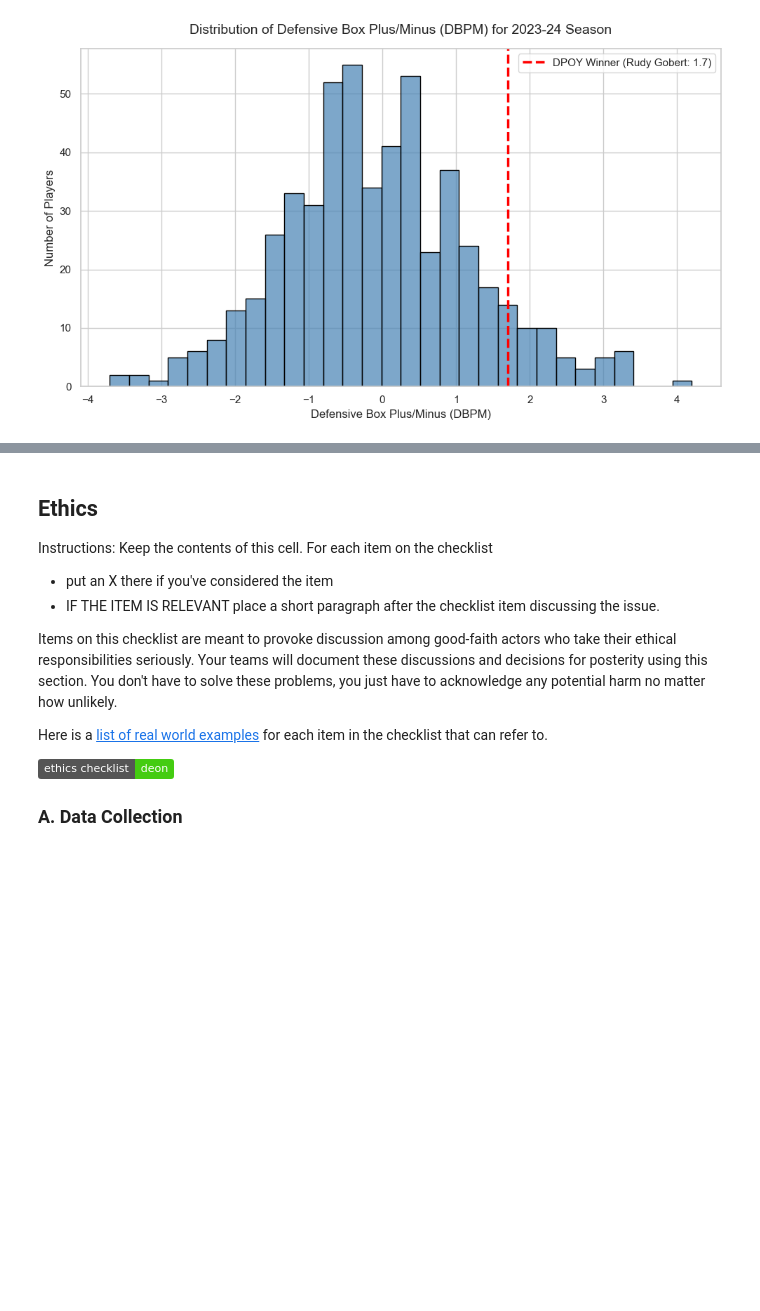
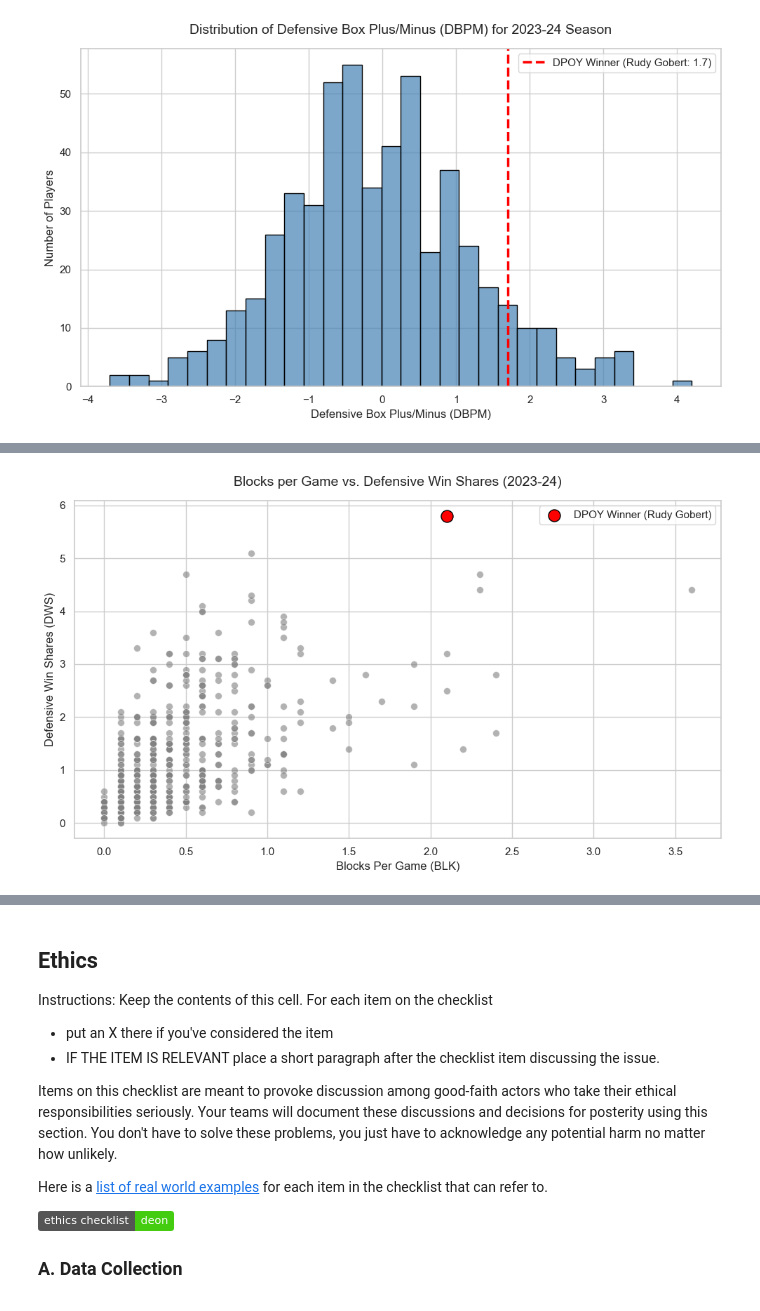
Before and after one commit to COGS108/Group004_WI26, a Jupyter notebook: 02-EDACheckpoint.ipynb, the cells around one changed output, grey strips where cells are left out. Saved outputs shown, nothing was run; the diff lists cells and outputs as text; code cells hidden in the pictures; badges without logos; blank space fills up the shorter version.

Commit message:
Finished all three sections of the EDA Checkpoint.

```diff
--- a/02-EDACheckpoint.ipynb
+++ b/02-EDACheckpoint.ipynb
@@ -386,0 +388,22 @@ Some more words and stuff.  Remember notebooks work best if you interleave the c
+# %%
+# Section 2: Scatter Plot of Blocks vs. Defensive Win Shares
+plt.figure(figsize=(10, 6))
+
+# Create the scatter plot
+sns.scatterplot(data=df_filtered, x='BLK', y='DWS', color='gray', alpha=0.6, s=50)
+
+# Highlight the DPOY Winner
+winner_data = df_filtered[df_filtered['is_DPOY_Winner'] == 1]
+plt.scatter(winner_data['BLK'], winner_data['DWS'], color='red', s=150, edgecolor='black',
+            label=f"DPOY Winner ({winner_data['Player'].values[0]})", zorder=5)
+
+# Add titles and labels
+plt.title('Blocks per Game vs. Defensive Win Shares (2023-24)', fontsize=14, pad=15)
+plt.xlabel('Blocks Per Game (BLK)', fontsize=12)
+plt.ylabel('Defensive Win Shares (DWS)', fontsize=12)
+plt.legend()
+
+plt.tight_layout()
+plt.show()
+# %% [output]
+[figure, added]
```
Also changed, not shown: parts of 6 cells of this notebook.
